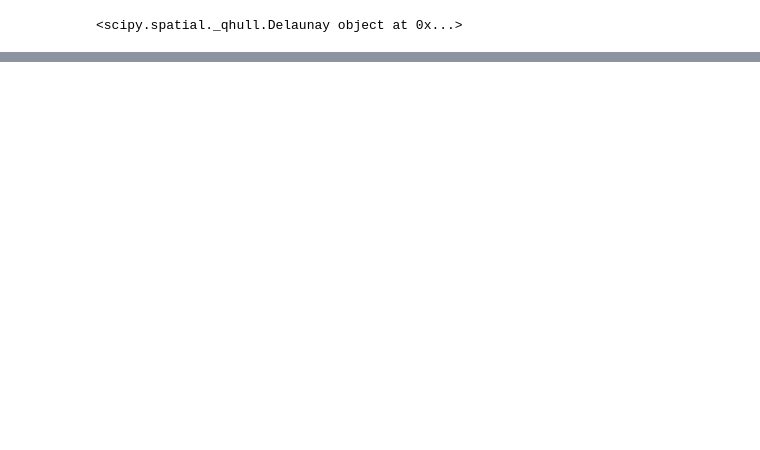
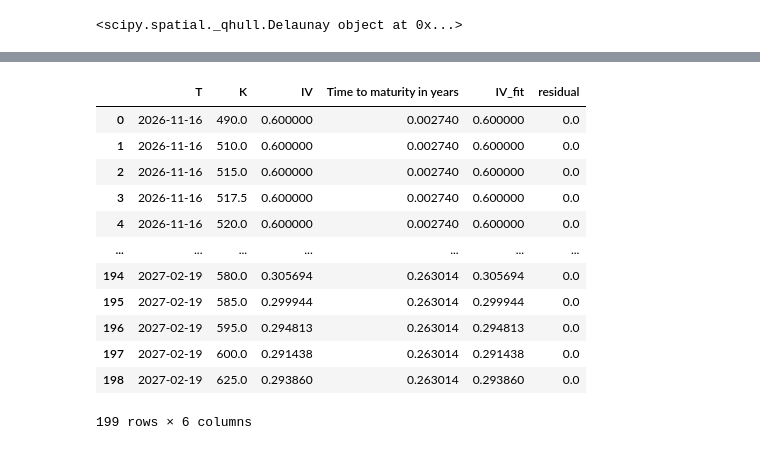
Before and after one commit to rakotoan/Volatility_Surface, a Jupyter notebook: volatility_surface_V2.ipynb, the cells around one changed output, grey strips where cells are left out. Drawn from its saved outputs; the diff is of its cells as text; code cells hidden in the pictures; blank space fills up the shorter version.

```diff
--- a/volatility_surface_V2.ipynb
+++ b/volatility_surface_V2.ipynb
@@ -600,0 +666,3 @@ plt.show()
+# %%
+triangle = Delaunay(data_points)  # on calcule les triangles
+triangle
@@ -600,0 +671,7 @@ plt.show()
+# %%
+from scipy.interpolate import LinearNDInterpolator
+
+# Volatility for position (K,T)
+surface_iv = LinearNDInterpolator(triangle,IV)
+
+surface_iv
@@ -600,0 +680,4 @@ plt.show()
+# %%
+# Pour chaque couple (K,T) du dataframe, on calcule la vol donnée par la surface
+df_smile["IV_fit"] = surface_iv(data_points)
+df_smile
@@ -600,0 +698,19 @@ plt.show()
+# %%
+# Residuals
+
+df_smile["residual"] = df_smile["IV_fit"] - df_smile["IV"]
+df_smile
+# %% [output]
+|  | T | K | IV | Time to maturity in years | IV_fit | residual |
+| 0 | 2026-11-16 | 490.0 | 0.600000 | 0.002740 | 0.600000 | 0.0 |
+| 1 | 2026-11-16 | 510.0 | 0.600000 | 0.002740 | 0.600000 | 0.0 |
+| 2 | 2026-11-16 | 515.0 | 0.600000 | 0.002740 | 0.600000 | 0.0 |
+| 3 | 2026-11-16 | 517.5 | 0.600000 | 0.002740 | 0.600000 | 0.0 |
+| 4 | 2026-11-16 | 520.0 | 0.600000 | 0.002740 | 0.600000 | 0.0 |
+| ... | ... | ... | ... | ... | ... | ... |
+| 194 | 2027-02-19 | 580.0 | 0.305694 | 0.263014 | 0.305694 | 0.0 |
+| 195 | 2027-02-19 | 585.0 | 0.299944 | 0.263014 | 0.299944 | 0.0 |
+| 196 | 2027-02-19 | 595.0 | 0.294813 | 0.263014 | 0.294813 | 0.0 |
+| 197 | 2027-02-19 | 600.0 | 0.291438 | 0.263014 | 0.291438 | 0.0 |
+| 198 | 2027-02-19 | 625.0 | 0.293860 | 0.263014 | 0.293860 | 0.0 |
+199 rows × 6 columns
```
Also changed, not shown: parts of 29 cells of this notebook.
